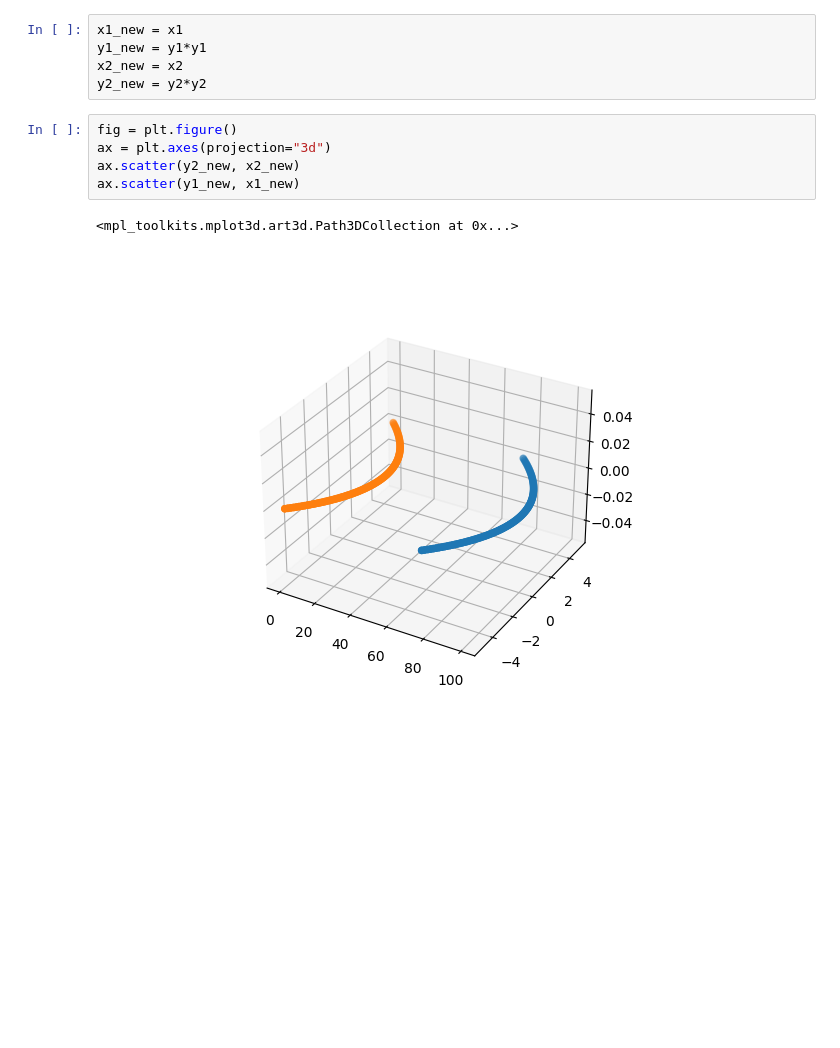
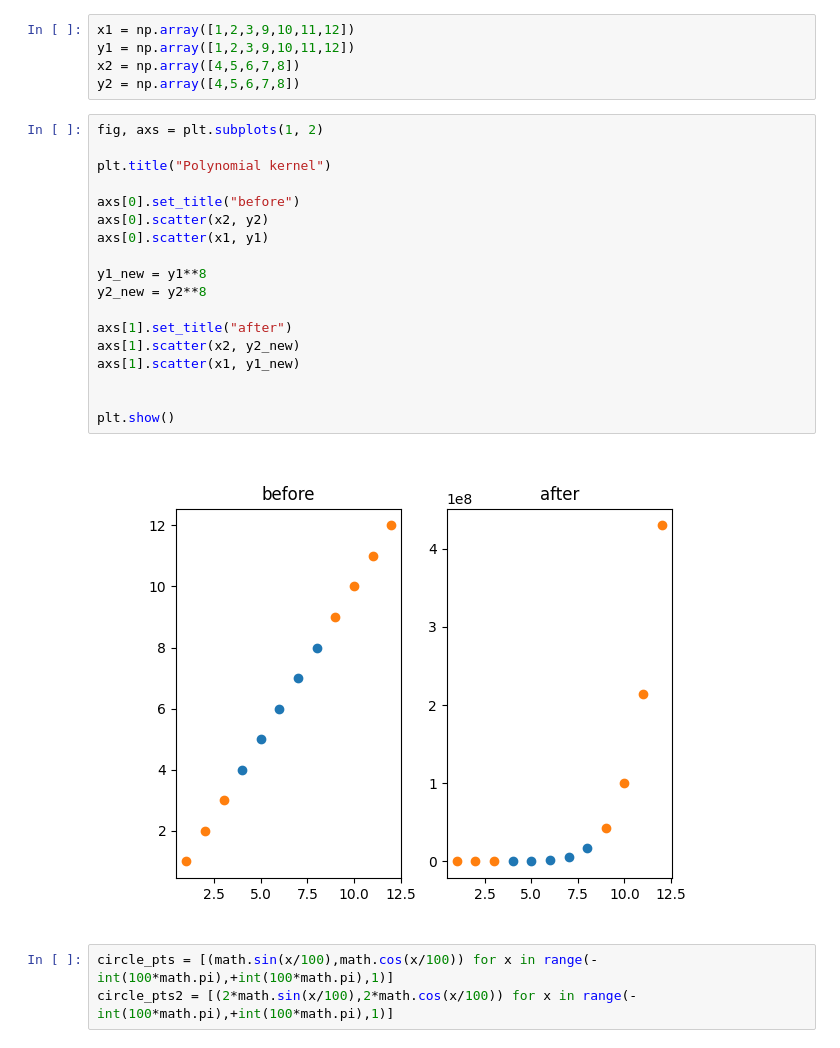
Before and after one commit to HiddenMachine3/AIML, a Jupyter notebook: svm/kernel_functions.ipynb, the cells around one changed output. Cells and saved outputs as stored; diff of their text form; blank space fills up the shorter version.

```diff
--- a/svm/kernel_functions.ipynb
+++ b/svm/kernel_functions.ipynb
@@ -21,13 +8,28 @@ plt.scatter(y1,x1)
-# %%
-x1_new = x1
-y1_new = y1*y1
-x2_new = x2
-y2_new = y2*y2
-# %%
-fig = plt.figure()
-ax = plt.axes(projection="3d")
-ax.scatter(y2_new, x2_new)
-ax.scatter(y1_new, x1_new)
-# %% [output]
-<mpl_toolkits.mplot3d.art3d.Path3DCollection at 0x...>
-[figure, removed]
+# %%
+x1 = np.array([1,2,3,9,10,11,12])
+y1 = np.array([1,2,3,9,10,11,12])
+x2 = np.array([4,5,6,7,8])
+y2 = np.array([4,5,6,7,8])
+# %%
+fig, axs = plt.subplots(1, 2)
+
+plt.title("Polynomial kernel")
+
+axs[0].set_title("before")
+axs[0].scatter(x2, y2)
+axs[0].scatter(x1, y1)
+
+y1_new = y1**8
+y2_new = y2**8
+
+axs[1].set_title("after")
+axs[1].scatter(x2, y2_new)
+axs[1].scatter(x1, y1_new)
+
+
+plt.show()
+# %% [output]
+[figure, added]
+# %%
+circle_pts = [(math.sin(x/100),math.cos(x/100)) for x in range(-int(100*math.pi),+int(100*math.pi),1)]
+circle_pts2 = [(2*math.sin(x/100),2*math.cos(x/100)) for x in range(-int(100*math.pi),+int(100*math.pi),1)]
```
Also changed, not shown: parts of 6 cells of this notebook.
